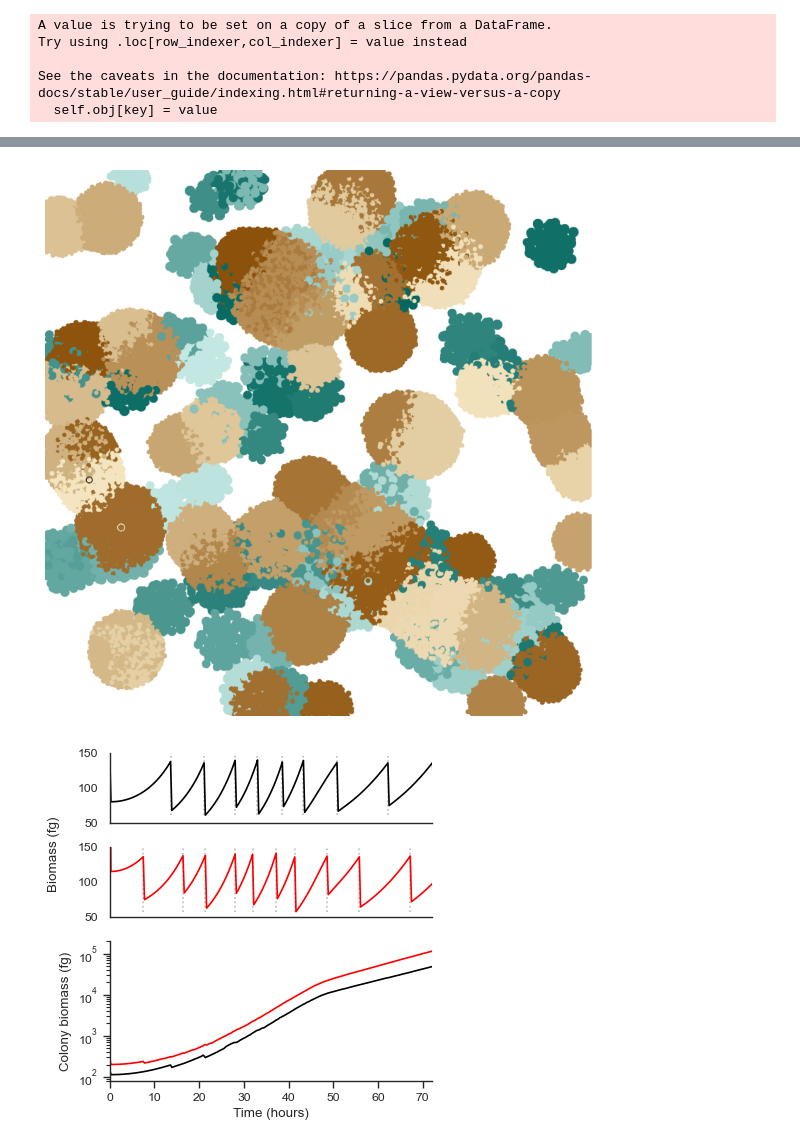
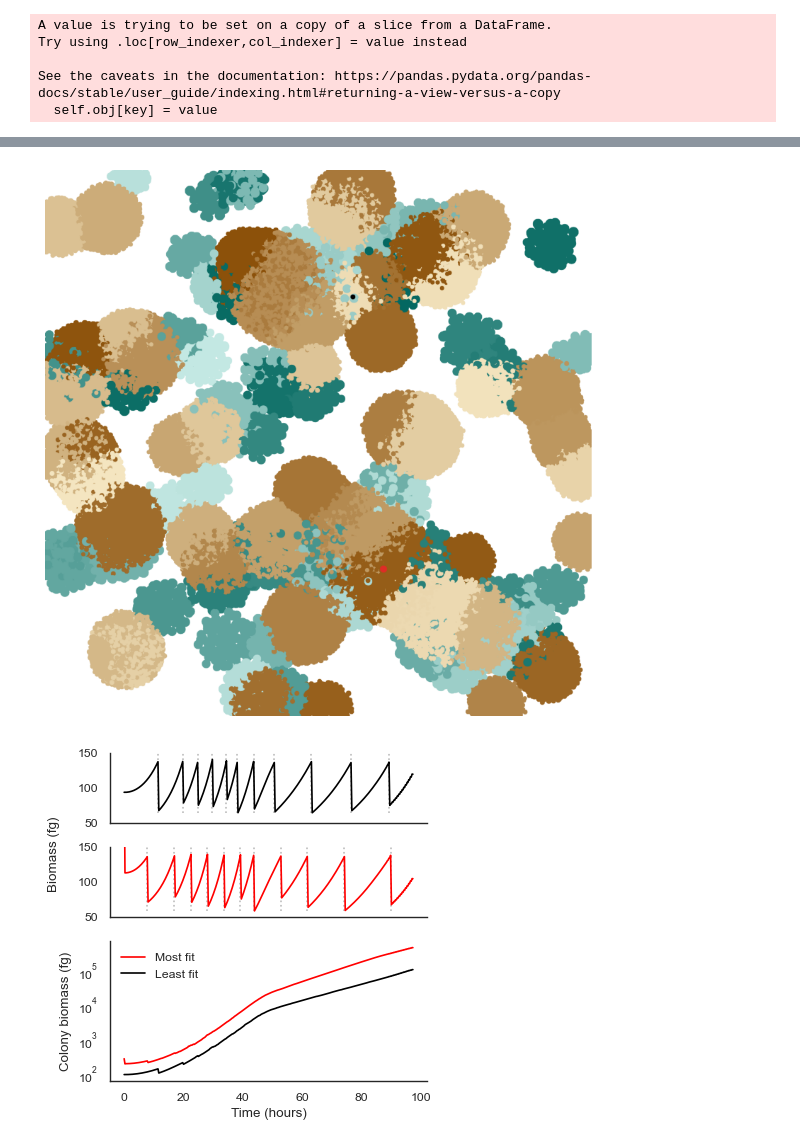
Before and after one commit to Jsakkos/nufeb-cyano-e-coli, a Jupyter notebook: notebooks/nutrient-gradients.ipynb, the cells around one changed output, grey strips where cells are left out. Saved outputs shown, nothing was run; the diff lists cells and outputs as text; code cells hidden in the pictures.

Commit message:
Added fitness examples figure

```diff
--- a/notebooks/nutrient-gradients.ipynb
+++ b/notebooks/nutrient-gradients.ipynb
@@ -456,3 +466,7 @@ Try using .loc[row_indexer,col_indexer] = value instead
 
 See the caveats in the documentation: https://pandas.pydata.org/pandas-docs/stable/user_guide/indexing.html#returning-a-view-versus-a-copy
   self.obj[key] = value
+# %%
+least_fit = sorted.mother_cell.iloc[15]
+most_fit = sorted.mother_cell.iloc[-1]
+sorted.head()
@@ -459,48 +481,50 @@ See the caveats in the documentation: https://pandas.pydata.org/pandas-docs/stab
 # %%
 f, ax = plt.subplots(figsize=(8,8))
 im = colony(x,25900,by='Species',ax=ax)
-colony(x,0,colony=most_fit,outline=True,colors=(255,255,255),ax=ax,img=im,overlay=True)
+colony(x,0,colony=most_fit,outline=True,colors=(222,45,38),ax=ax,img=im,overlay=True)
 colony(x,0,colony=least_fit,outline=True,colors=(0,0,0),ax=ax,img=im,overlay=True)
 ax.set_axis_off()
 f.tight_layout()
 plt.show()
 f.savefig('../figures/colony-plot.pdf',bbox_inches='tight')
 # %% [output]
-[figure, old version]
+[figure, new version]
 # %%
 sns.set_context('paper')
 sns.axes_style("ticks")
 color = ['k','r']
 mf = df.loc[df.mother_cell==most_fit,['time','total_biomass']].groupby('time').mean().reset_index()
 lf = df.loc[df.mother_cell==least_fit,['time','total_biomass']].groupby('time').mean().reset_index()
 fig = plt.figure(figsize=(4,4))
 spec = fig.add_gridspec(ncols=1, nrows=3,
                           height_ratios=[1,1,2])
 axes=spec.subplots().ravel()
 for i,(ax,id) in enumerate(zip(axes[:3],[least_fit,most_fit])):
     data = df[df.ID==id].reset_index()
     ax.plot(data.time,data.biomass,color=color[i])
 
     ax.set_ylim(50,150)
-    for line in find_peaks(data.biomass):
-        ax.vlines(data.time[line],data.biomass.min(),data.biomass.max()*1.1,color='#bdbdbd',ls=':')
+    pks, _ = find_peaks(data.biomass,width=1)
+    for peak in pks:
+        ax.vlines(data.time[peak],data.biomass.min(),data.biomass.max()*1.1,color='#bdbdbd',ls=':')
 sns.lineplot(x='time',y='total_biomass',data=mf,color='r',ax=axes[2])
 sns.lineplot(x='time',y='total_biomass',data=lf,color='k',ax=axes[2])
 fig.text(0.005, 0.7, 'Biomass (fg)', va='center', rotation='vertical')
 axes[2].set_ylabel('Colony biomass (fg)')
 axes[2].set_yscale('log')
-axes[2].set_ylim(8e1,2e5)
-for ax in axes:
-    ax.set_xlim(0,72)
+#axes[2].set_ylim(8e1,2e5)
+#for ax in axes:
+    #ax.set_xlim(0,72)
 
 for ax in axes[:2]:
     ax.tick_params(bottom=False,left=False)
     ax.set_xticklabels([])
 axes[2].set_xlabel('Time (hours)')
+axes[2].legend(labels=['Most fit','Least fit'],frameon=False)
 
 sns.despine()
 fig.tight_layout()
 plt.show()
 fig.savefig('../figures/fitness.pdf',bbox_inches='tight')
 # %% [output]
-[figure, old version]
+[figure, new version]
```
Also changed, not shown: parts of 22 cells of this notebook, 7 other files.
